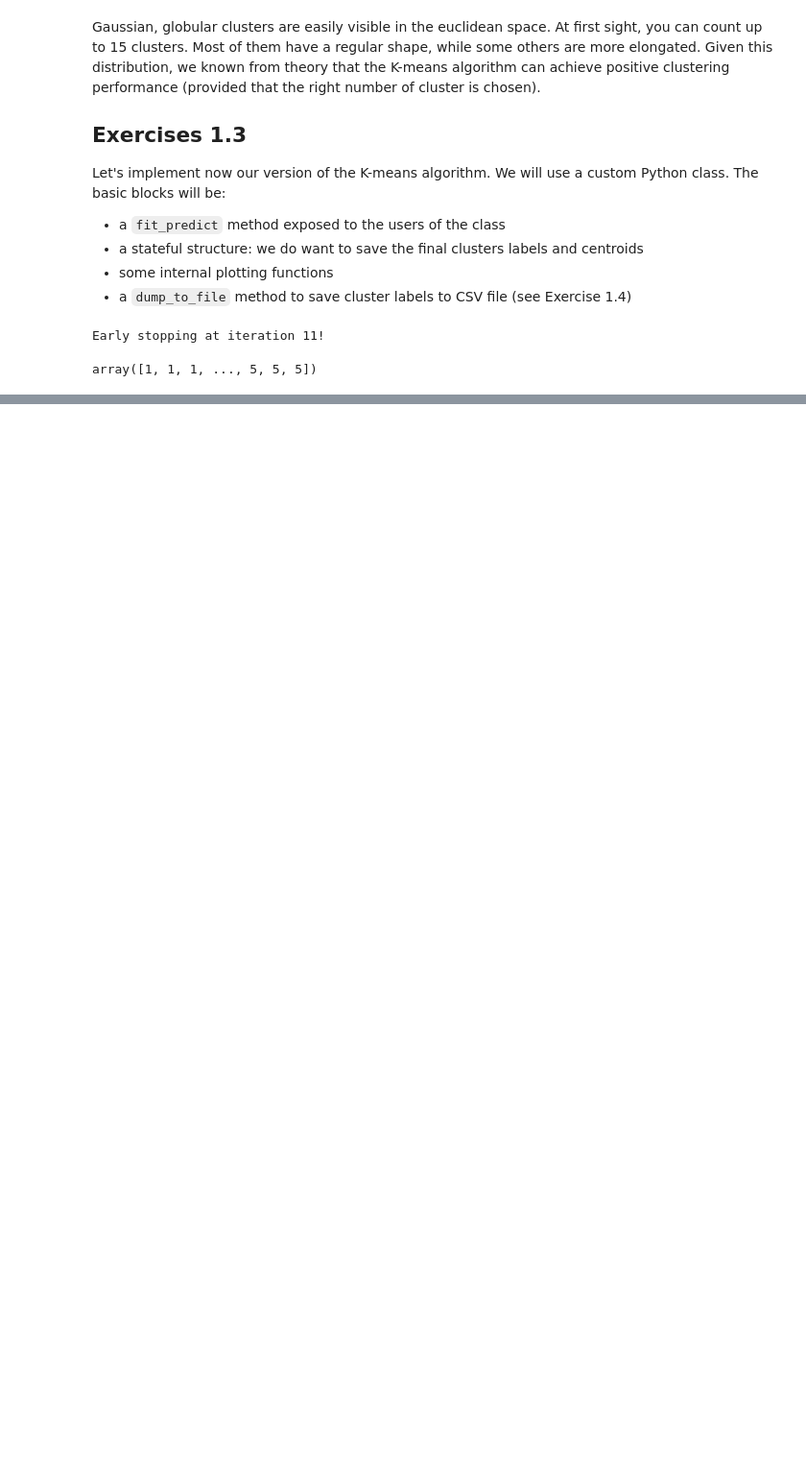
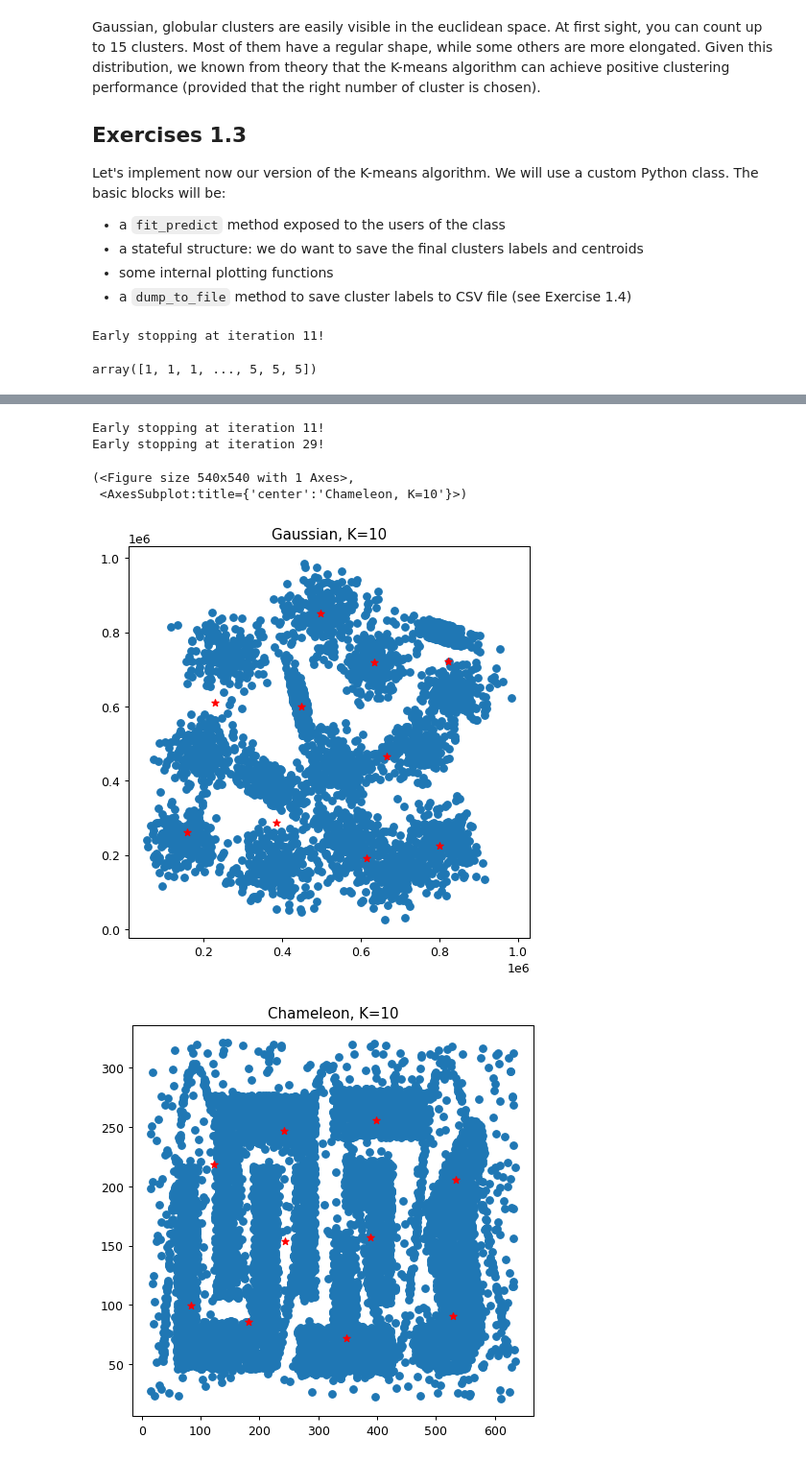
Before and after one commit to dbdmg/aiis-mllabs, a Jupyter notebook: HandsOn2 - Clustering/HandsOn2.2Sol.ipynb, the cells around one changed output, grey strips where cells are left out. Shown: that part at 96% size. Drawn from its saved outputs; the diff is of its cells as text; code cells hidden in the pictures; blank space fills up the shorter version.

```diff
--- a/HandsOn2 - Clustering/HandsOn2.2Sol.ipynb
+++ b/HandsOn2 - Clustering/HandsOn2.2Sol.ipynb
@@ -57,12 +57,20 @@ class KMeans:
         self.centroids = None
         self.labels = None
 
+    def __plot_clusters(self, X, labels, c=None):
+        fig, ax = plt.subplots(figsize=(6,6), dpi=90)
+        ax.scatter(X[:,0], X[:,1], c=labels, cmap='Set3')
+        if c is not None:
+            ax.scatter(c[:,0], c[:,1], marker="*", color="red")
+
+        return fig, ax
+
     def __init_random_centroids(self, X):
         c_idx = np.random.randint(0, X.shape[0], self.n_clusters)
         c = X[c_idx] # fancy-indexing
         return c
 
-    def fit_predict(self, X):
+    def fit_predict(self, X, plot_clusters=False, plot_steps=5):
         """Run the K-means clustering on X.
 
         :param X: input data points, array, shape = (N,C).
@@ -82,6 +90,10 @@ class KMeans:
             # Find the nearest centroid for each point using argmin
             # nearest will have shape: (X.shape[0],)
             nearest = dist.argmin(axis=0)
+
+            if plot_clusters and (j % plot_steps == 0):
+                fig, ax = self.__plot_clusters(X, nearest, c_out)
+                ax.set_title(f"Iteration {j}")
 
             # Early stopping if centroids have not changed
             if np.array_equal(nearest, nearest_prev):
@@ -117,0 +153,25 @@ kmeans_model.dump_to_file('gauss_labels.csv')
+# %%
+def plot_centroids(X, c, title=None):
+    fig, ax = plot_2d_scatter(X)
+    ax.scatter(c[:,0], c[:,1], marker="*", color="red")
+
+    if title:
+        ax.set_title(title)
+    return fig, ax
+# %%
+np.random.seed(0)
+k_gauss = KMeans(10)
+k_cham = KMeans(10)
+
+k_gauss.fit_predict(X_gauss)
+k_cham.fit_predict(X_cham)
+
+plot_centroids(X_gauss, k_gauss.centroids, title="Gaussian, K=10")
+plot_centroids(X_cham, k_cham.centroids, title="Chameleon, K=10")
+# %% [output]
+Early stopping at iteration 11!
+Early stopping at iteration 29!
+(<Figure size 540x540 with 1 Axes>,
+ <AxesSubplot:title={'center':'Chameleon, K=10'}>)
+[figure, added]
+[figure, added]
```
Also changed, not shown: parts of 15 cells of this notebook.
